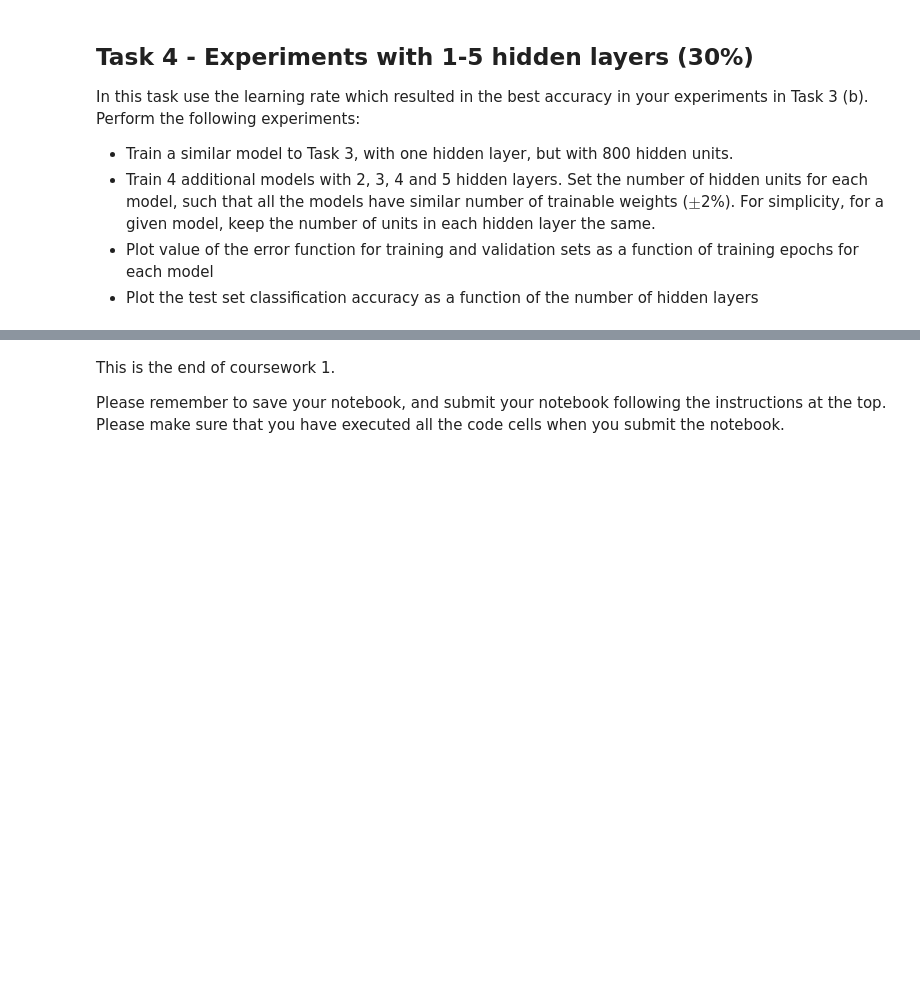
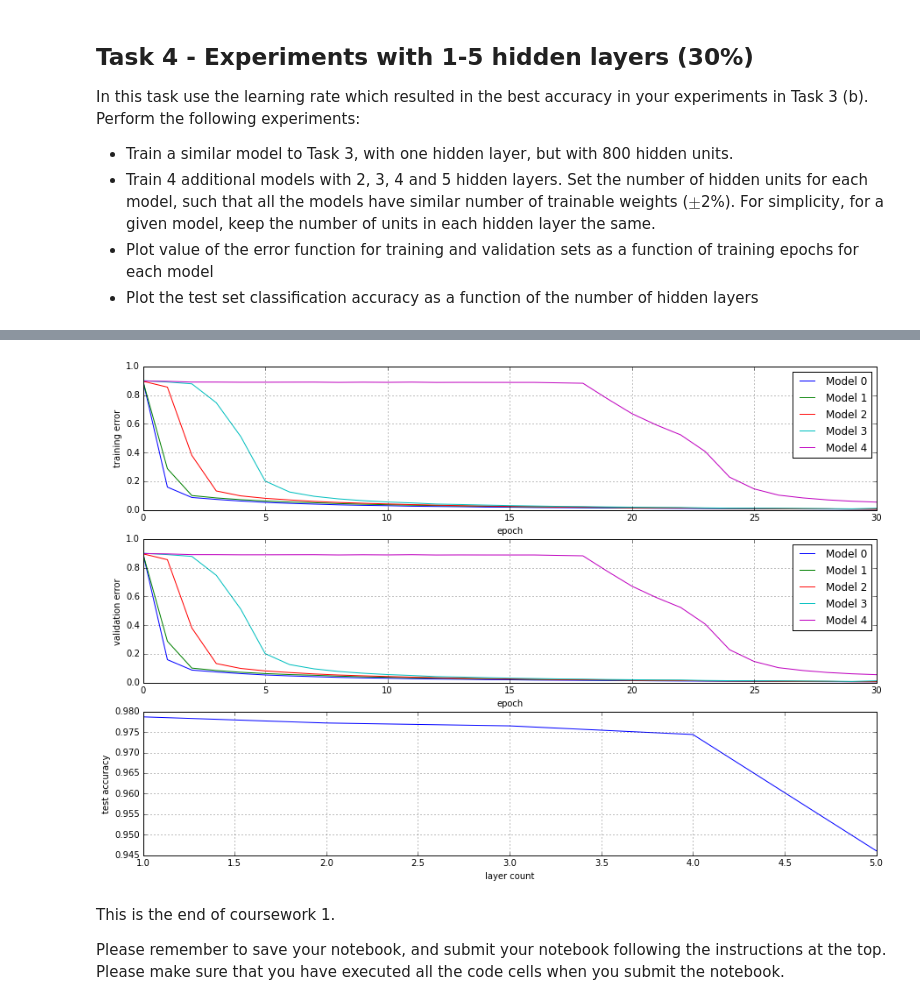
Before and after one commit to SamDavies/Convolutional-Neural-Network, a Jupyter notebook: 03_MLP_Coursework1.ipynb, the cells around one changed output, grey strips where cells are left out. Saved outputs shown, nothing was run; the diff lists cells and outputs as text; code cells hidden in the pictures; blank space fills up the shorter version.

```diff
--- a/03_MLP_Coursework1.ipynb
+++ b/03_MLP_Coursework1.ipynb
@@ -372,14 +493,14 @@ valid_errors_matrix = []
 test_accuracys = []
 # %%
 logger = logging.getLogger()
-logger.setLevel(logging.INFO)
+logger.setLevel(logging.WARNING)
 
 cost = CECost()
 model = MLP(cost=cost)
 model.add_layer(Sigmoid(idim=784, odim=800, rng=rng))
 model.add_layer(Softmax(idim=800, odim=10, rng=rng))
 
-lr_scheduler = LearningRateFixed(learning_rate=0.5, max_epochs=2)
+lr_scheduler = LearningRateFixed(learning_rate=0.5, max_epochs=30)
 optimiser = SGDOptimiser(lr_scheduler=lr_scheduler)
 
 logger.warning('Initialising data providers...')
@@ -411,7 +535,7 @@ def get_unit_count(layer_count):
     return (-794 + numpy.sqrt(794**2 - 4*(layer_count-1)*(-635200))) / (2 * (layer_count-1))
 # %%
 logger = logging.getLogger()
-logger.setLevel(logging.INFO)
+logger.setLevel(logging.WARNING)
 
 # layer_params = [(2, get_unit_count(2)), (3, get_unit_count(3)), (4, get_unit_count(4)), (5, get_unit_count(5))]
 layer_params = [(2, 493), (3, 398), (4, 346), (5, 311)]
@@ -425,7 +549,7 @@ for layer_param in layer_params:
         model.add_layer(Sigmoid(idim=unit_count, odim=unit_count, rng=rng))
     model.add_layer(Softmax(idim=unit_count, odim=10, rng=rng))
 
-    lr_scheduler = LearningRateFixed(learning_rate=0.5, max_epochs=2)
+    lr_scheduler = LearningRateFixed(learning_rate=0.5, max_epochs=30)
     optimiser = SGDOptimiser(lr_scheduler=lr_scheduler)
 
     logger.warning('Initialising data providers...')
@@ -448,32 +581,33 @@ for layer_param in layer_params:
 # %%
 %matplotlib inline
 fig, axis_array = plt.subplots(3, 1, figsize=(15, 10))
 
 for i, train_errors in enumerate(train_errors_matrix):
     axis_array[0].plot(train_errors, label='Model %s' % (str(i)))
 
 for i, valid_errors in enumerate(train_errors_matrix):
     axis_array[1].plot(valid_errors, label='Model %s' % (str(i)))
 
 axis_array[2].plot([1, 2, 3, 4, 5], test_accuracys)
 
 # show to line graphs using the training and validation results
 axis_array[0].set_xlabel('epoch')
 axis_array[0].set_ylabel('training error')
-# fig.legend(lines, labels, loc = (0.5, 0), ncol=5 )
+axis_array[0].legend()
 axis_array[0].grid()
 
 axis_array[1].set_xlabel('epoch')
 axis_array[1].set_ylabel('validation error')
-# axis_array[1].legend()
+axis_array[1].legend()
 axis_array[1].grid()
 
 axis_array[2].set_xlabel('layer count')
 axis_array[2].set_ylabel('test accuracy')
-# axis_array[2].legend()
 axis_array[2].grid()
 
 plt.show()
+# %% [output]
+[figure, added]
 # %% [markdown]
 This is the end of coursework 1.
 
```
Also changed, not shown: parts of 13 cells of this notebook.
